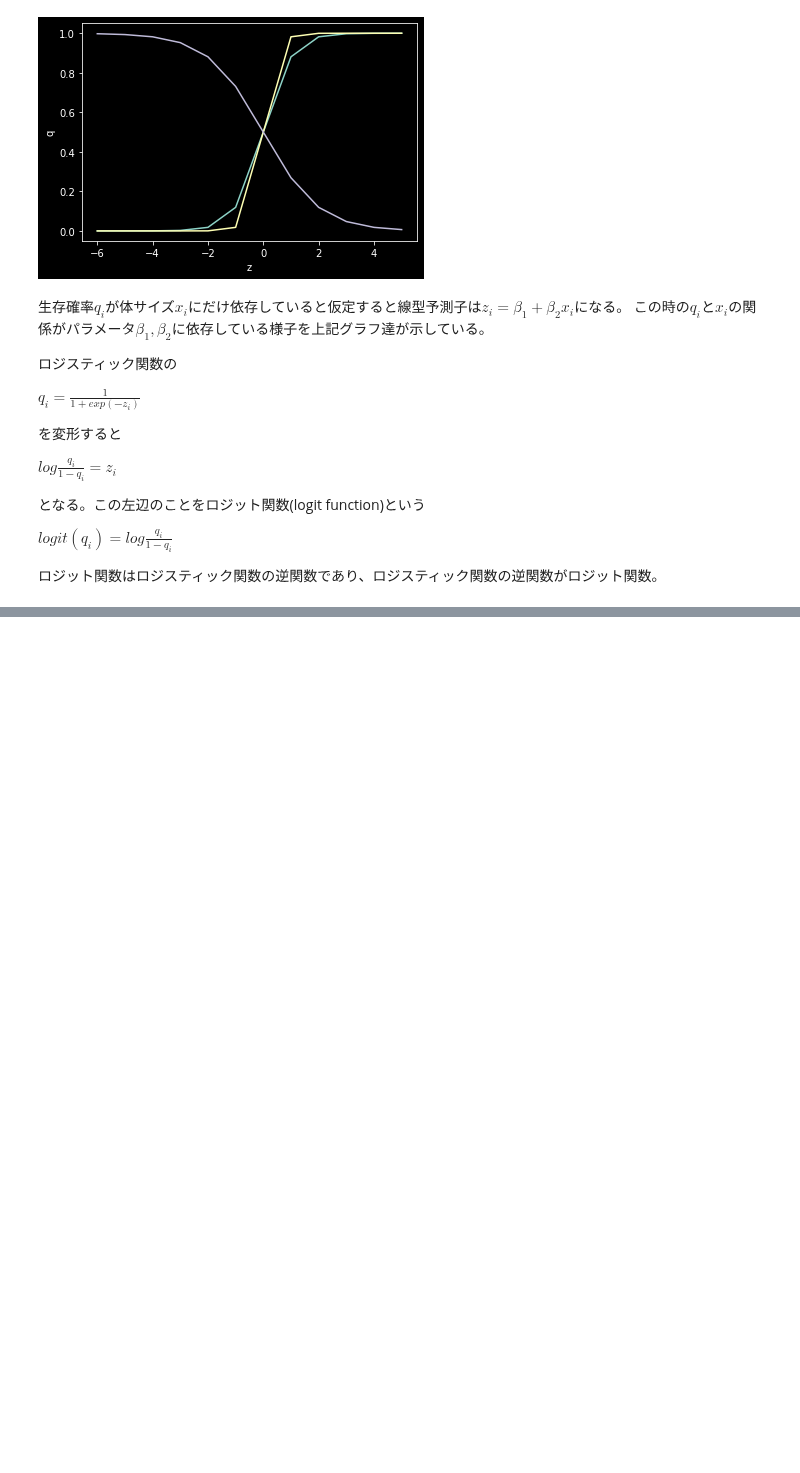
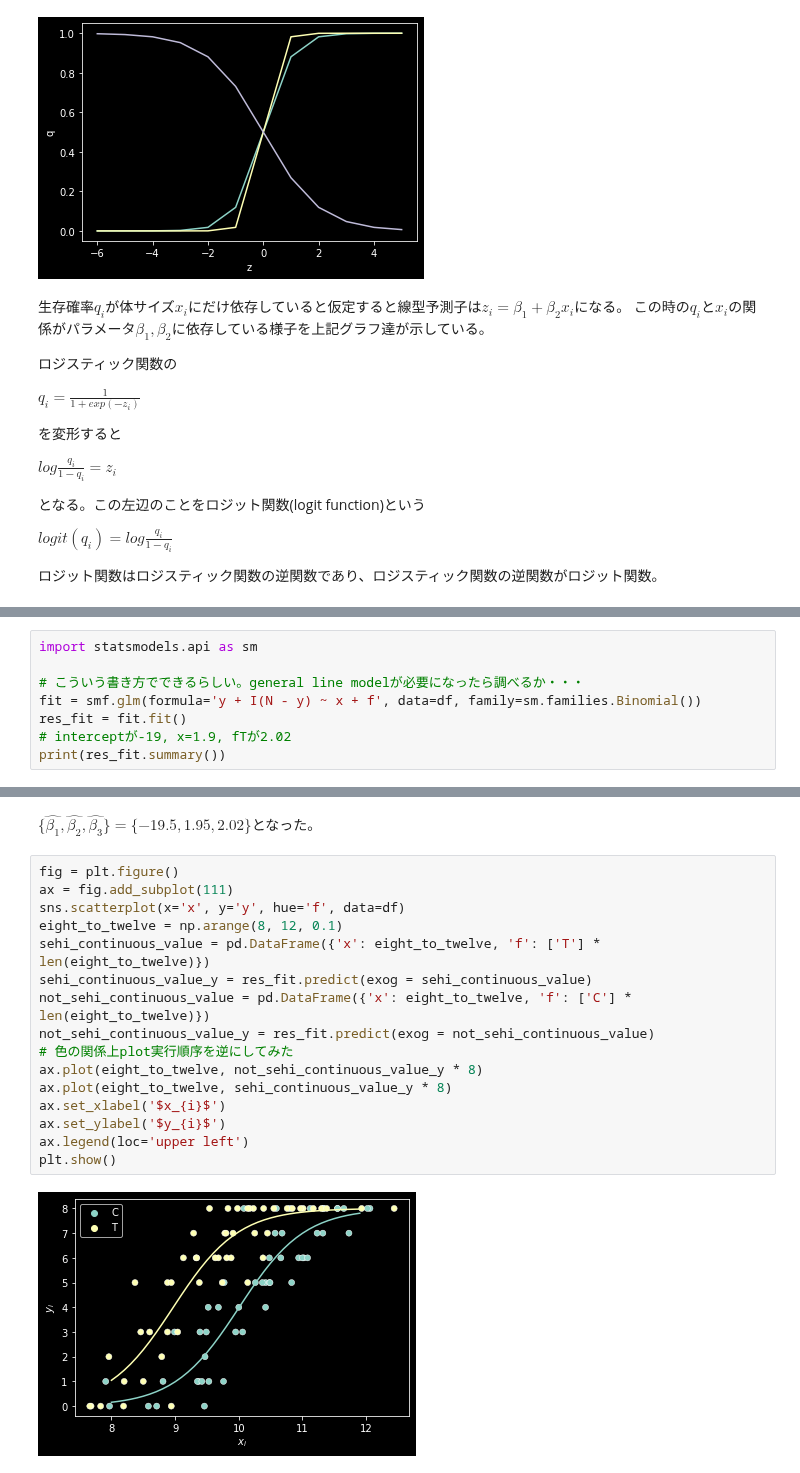
Before and after one commit to kazuogawa/green-book, a Jupyter notebook: chapter6/data6a_describe.ipynb, the cells around one changed output, grey strips where cells are left out. Saved outputs shown, nothing was run; the diff lists cells and outputs as text; blank space fills up the shorter version.

```diff
--- a/chapter6/data6a_describe.ipynb
+++ b/chapter6/data6a_describe.ipynb
@@ -141,0 +170,8 @@ $logit(q_i) = log \frac{q_i}{1-q_i}$
+# %%
+import statsmodels.api as sm
+
+# こういう書き方でできるらしい。general line modelが必要になったら調べるか・・・
+fit = smf.glm(formula='y + I(N - y) ~ x + f', data=df, family=sm.families.Binomial())
+res_fit = fit.fit()
+# interceptが-19, x=1.9, fTが2.02
+print(res_fit.summary())
@@ -141,0 +197,20 @@ $logit(q_i) = log \frac{q_i}{1-q_i}$
+# %% [markdown]
+$\{\hat{\beta_1},\hat{\beta_2},\hat{\beta_3}\}=\{-19.5, 1.95, 2.02\}$となった。
+# %%
+fig = plt.figure()
+ax = fig.add_subplot(111)
+sns.scatterplot(x='x', y='y', hue='f', data=df)
+eight_to_twelve = np.arange(8, 12, 0.1)
+sehi_continuous_value = pd.DataFrame({'x': eight_to_twelve, 'f': ['T'] * len(eight_to_twelve)})
+sehi_continuous_value_y = res_fit.predict(exog = sehi_continuous_value)
+not_sehi_continuous_value = pd.DataFrame({'x': eight_to_twelve, 'f': ['C'] * len(eight_to_twelve)})
+not_sehi_continuous_value_y = res_fit.predict(exog = not_sehi_continuous_value)
+# 色の関係上plot実行順序を逆にしてみた
+ax.plot(eight_to_twelve, not_sehi_continuous_value_y * 8)
+ax.plot(eight_to_twelve, sehi_continuous_value_y * 8)
+ax.set_xlabel('$x_{i}$')
+ax.set_ylabel('$y_{i}$')
+ax.legend(loc='upper left')
+plt.show()
+# %% [output]
+[figure, added]
```
Also changed, not shown: parts of 6 cells of this notebook.
